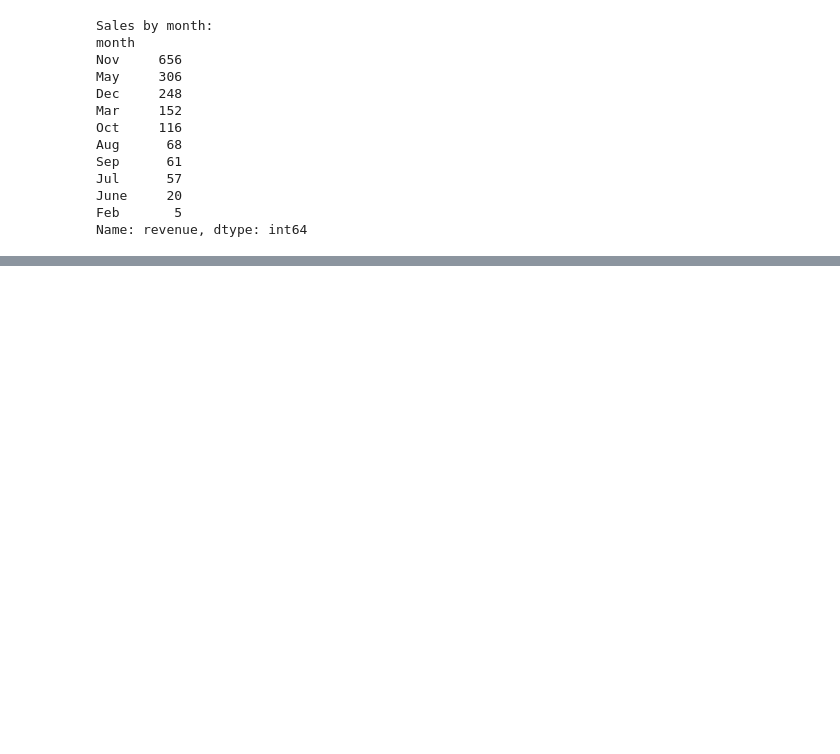
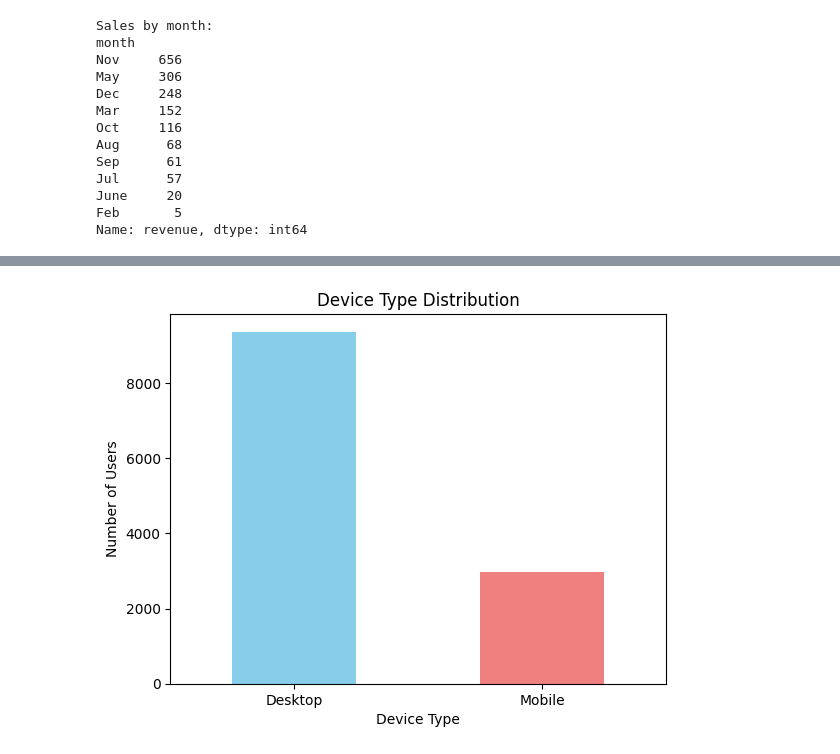
Before and after one commit to neuscib/exploratory-data-analysis---online-shopping-in-retail376, a Jupyter notebook: exploratory-data-analysis---online-shopping-in-retail376/analysis/Analysis and visualisation.ipynb, the cells around one changed output, grey strips where cells are left out. Drawn from its saved outputs; the diff is of its cells as text; code cells hidden in the pictures; blank space fills up the shorter version.

```diff
--- a/exploratory-data-analysis---online-shopping-in-retail376/analysis/Analysis and visualisation.ipynb
+++ b/exploratory-data-analysis---online-shopping-in-retail376/analysis/Analysis and visualisation.ipynb
@@ -132,0 +172,12 @@ Name: revenue, dtype: int64
+# %%
+# Visualize the count of device types
+import matplotlib.pyplot as plt
+
+device_count.plot(kind='bar', color=['skyblue', 'lightcoral'])
+plt.title('Device Type Distribution')
+plt.xlabel('Device Type')
+plt.ylabel('Number of Users')
+plt.xticks(rotation=0)
+plt.show()
+# %% [output]
+[figure, added]
```
Also changed, not shown: parts of 27 cells of this notebook, 5 other files.
